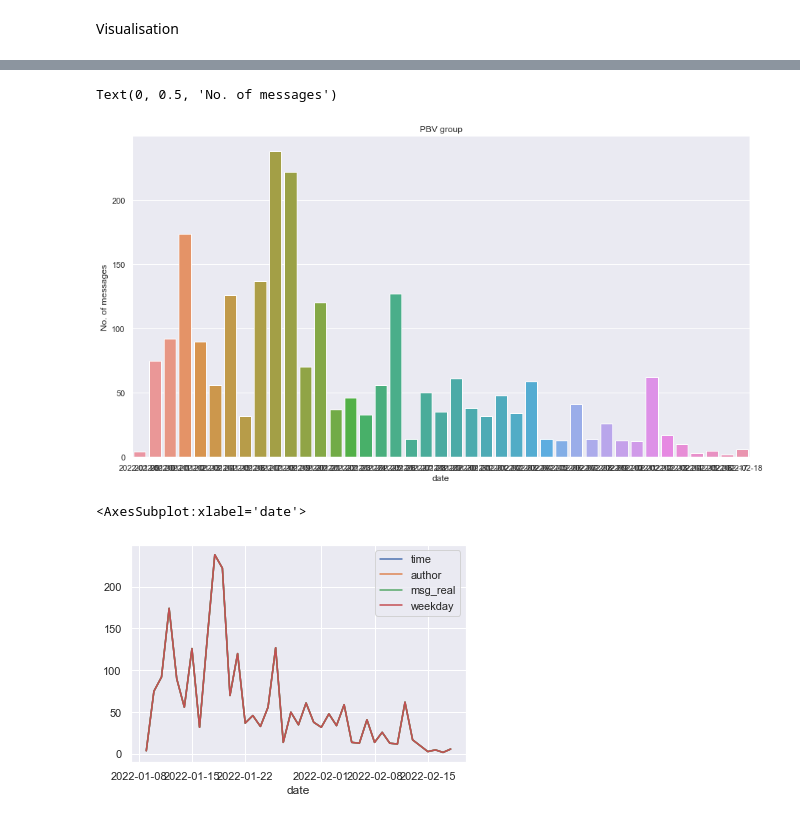
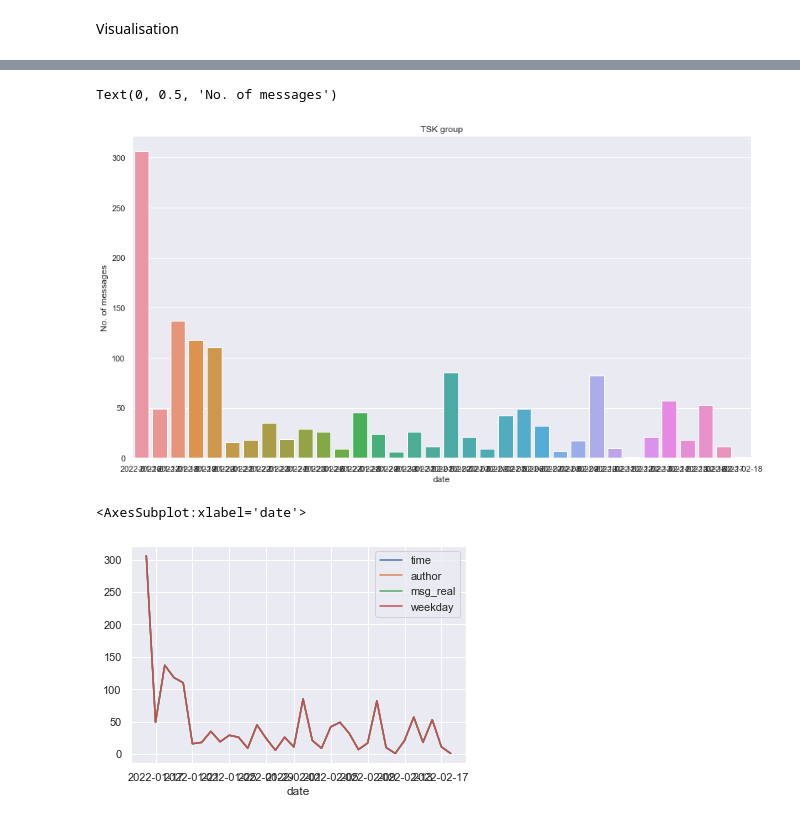
Before and after one commit to jawaharrohan25/whatsapp, a Jupyter notebook: whatsapp.ipynb, the cells around one changed output, grey strips where cells are left out. Drawn from its saved outputs; the diff is of its cells as text; code cells hidden in the pictures.

```diff
--- a/whatsapp.ipynb
+++ b/whatsapp.ipynb
@@ -92,7 +92,7 @@ def chk_rm(j):
 Routine to collect all messages  in a array
 # %%
 data = []
-conversation = 'pbv_chat.txt'
+conversation = 'tsk_chat.txt'
 with open(conversation, encoding="utf-8") as fp:
     fp.readline()
     messageBuffer = []
@@ -239,21 +239,21 @@ Text(0, 0.5, 'No. of messages')
 # %%
 # sns.countplot(data=x, x =x.index)
 # plt.bar(x=x.index, height= x)
 # sns.countplot(height=df, x =x.index)
 # sns.set.title('dd')
 plt.figure(figsize = (15,8));
 ax = sns.countplot( x =df.date);
-ax.set_title('PBV group')
+ax.set_title('TSK group')
 ax.set_ylabel('No. of messages')
 
 # ax.set_xticklabels(ax.get_xticklabels(),rotation = 90);
 # %% [output]
 Text(0, 0.5, 'No. of messages')
-[figure, old version]
+[figure, new version]
 # %%
 # df[''].plot
 
 df.groupby('date').count().plot()
 # %% [output]
 <AxesSubplot:xlabel='date'>
-[figure, old version]
+[figure, new version]
```
Also changed, not shown: parts of 8 cells of this notebook.
